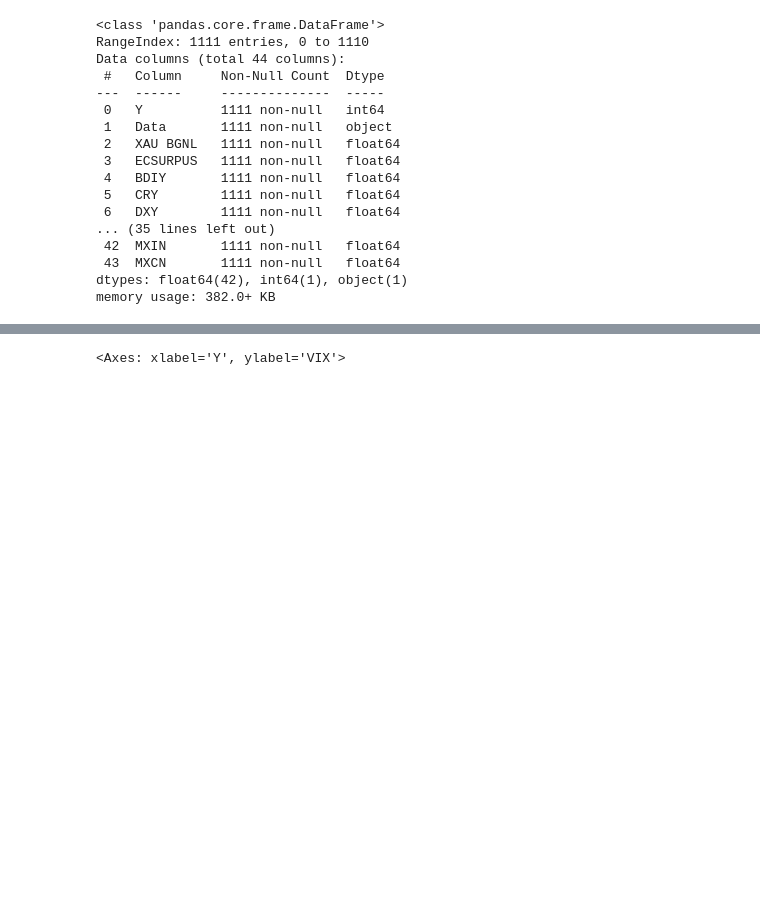
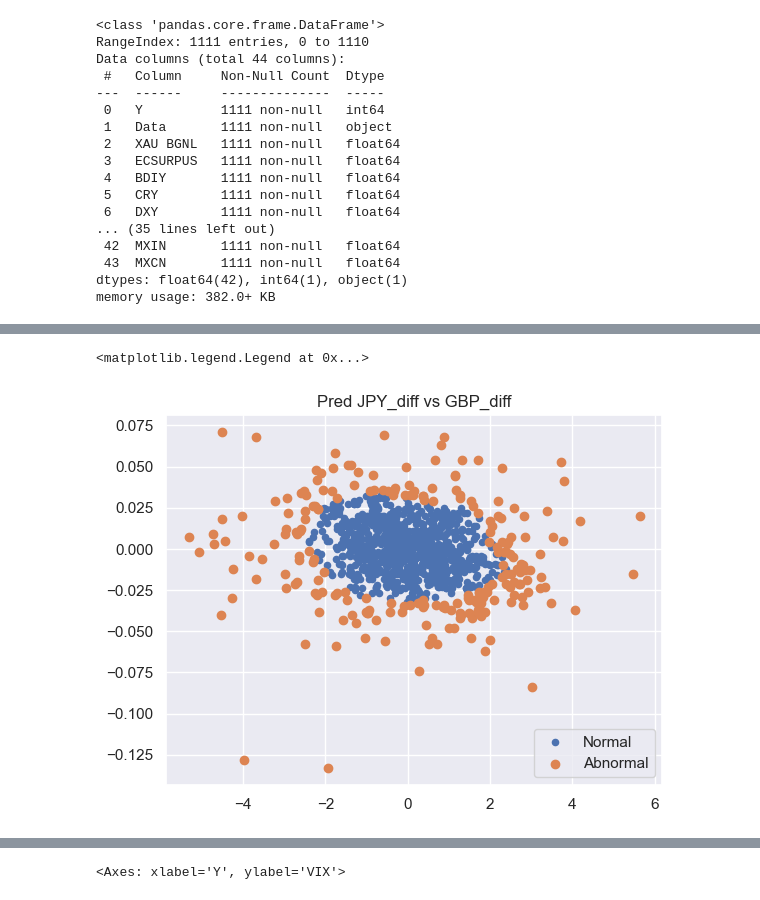
Before and after one commit to kevinhui98/Market-Anomaly-Detection, a Jupyter notebook: backend/market_anomaly_detection.ipynb, the cells around one changed output, grey strips where cells are left out. Drawn from its saved outputs; the diff is of its cells as text; code cells hidden in the pictures; blank space fills up the shorter version.

```diff
--- a/backend/market_anomaly_detection.ipynb
+++ b/backend/market_anomaly_detection.ipynb
@@ -57,0 +127,14 @@ Name: VIX, dtype: float64
+# %%
+clf = IsolationForest(contamination=0.2)
+clf.fit(df[['JPY_diff','GBP_diff']])
+pred = clf.predict(df[['JPY_diff','GBP_diff']])
+abn_idx = np.where(pred <0)
+x = df[['JPY_diff','GBP_diff']]
+abn_idx = np.where(pred <0)
+plt.scatter(df['JPY_diff'],df['GBP_diff'],s=20)
+plt.scatter(x.iloc[abn_idx]['JPY_diff'],x.iloc[abn_idx]['GBP_diff'])
+plt.title("Pred JPY_diff vs GBP_diff")
+plt.legend(["Normal","Abnormal"])
+# %% [output]
+<matplotlib.legend.Legend at 0x...>
+[figure, added]
```
Also changed, not shown: parts of 10 cells of this notebook.
